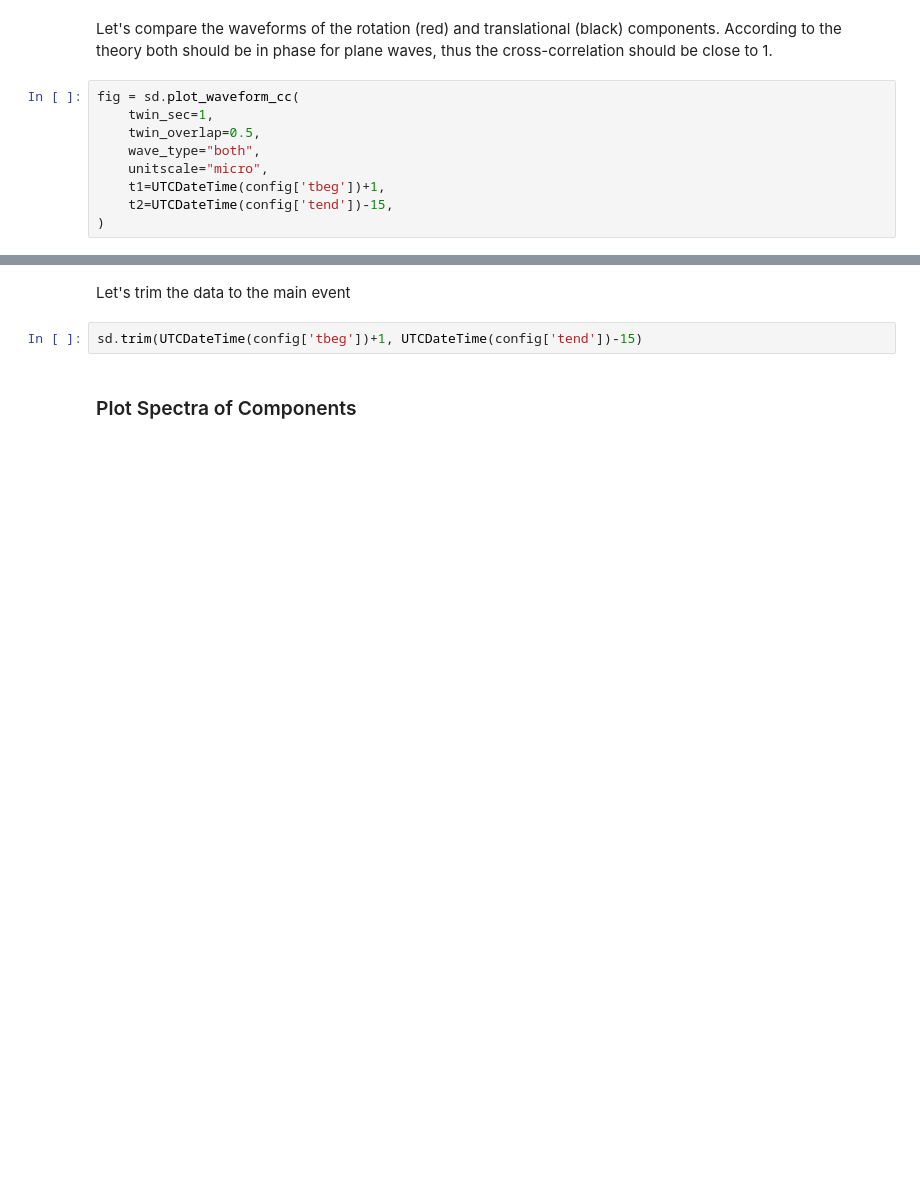
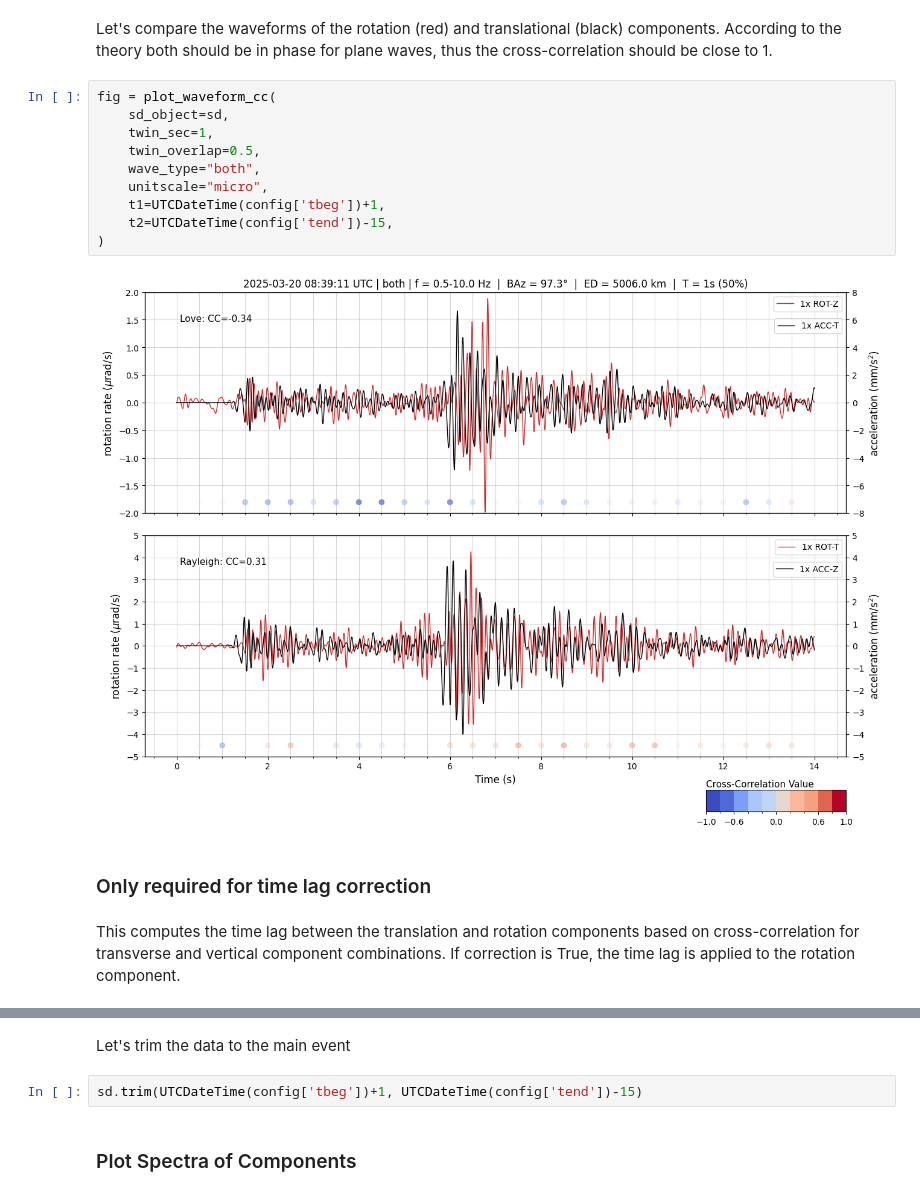
Before and after one commit to andbrocode/SixDegreesOfFreedom, a Jupyter notebook: examples/XBSPF_Analysis_demo0.ipynb, the cells around one changed output, grey strips where cells are left out. Drawn from its saved outputs; the diff is of its cells as text; blank space fills up the shorter version.

```diff
--- a/examples/XBSPF_Analysis_demo0.ipynb
+++ b/examples/XBSPF_Analysis_demo0.ipynb
@@ -194,11 +190,18 @@ sd.polarity_stream(pol_dict={"HZ": -1, "JZ": 1}, raw=True)
 # %% [markdown]
 Let's compare the waveforms of the rotation (red) and translational (black) components. According to the theory both should be in phase for plane waves, thus the cross-correlation should be close to 1.
 # %%
-fig = sd.plot_waveform_cc(
+fig = plot_waveform_cc(
+    sd_object=sd,
     twin_sec=1,
     twin_overlap=0.5,
     wave_type="both",
     unitscale="micro",
     t1=UTCDateTime(config['tbeg'])+1,
     t2=UTCDateTime(config['tend'])-15,
 )
+# %% [output]
+[figure, added]
+# %% [markdown]
+### Only required for time lag correction
+# %% [markdown]
+This computes the time lag between the translation and rotation components based on cross-correlation for transverse and vertical component combinations. If correction is True, the time lag is applied to the rotation component.
```
Also changed, not shown: parts of 23 cells of this notebook, 4 other files.
